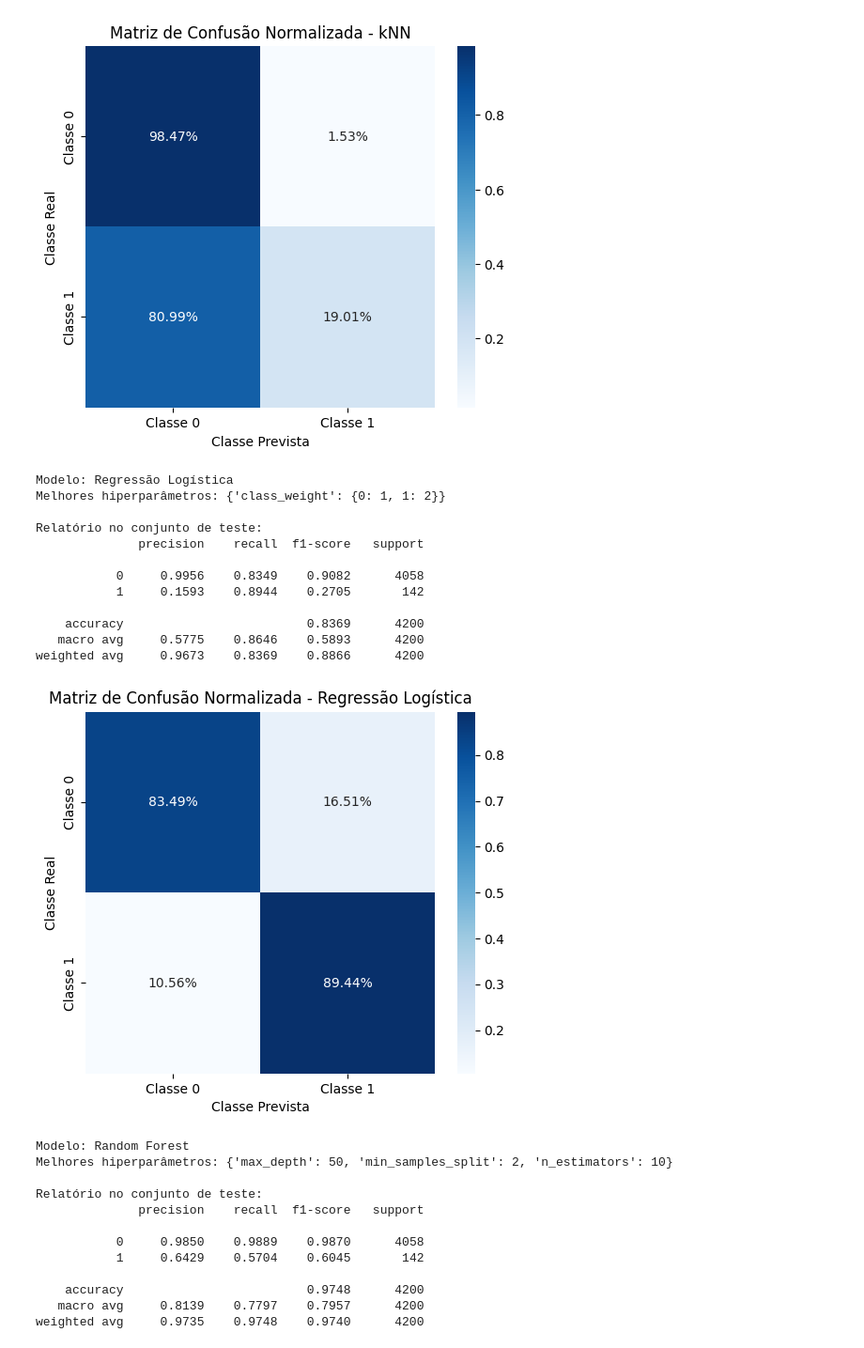
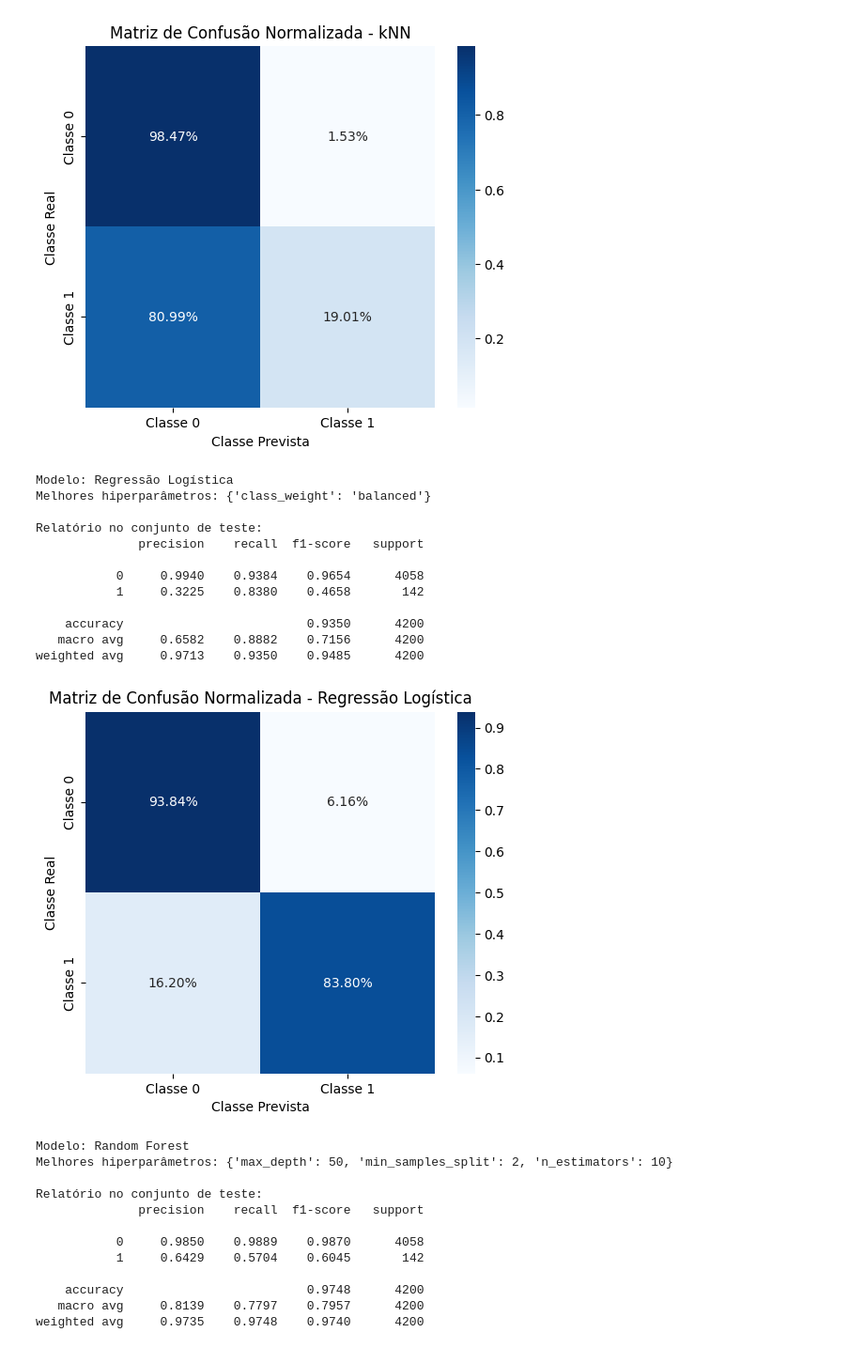
Before and after one commit to FreitasVarejo/MC853-Project, a Jupyter notebook: lab02/notebook.ipynb, the cells around one changed output. Shown at 94% size. Cells and saved outputs as stored; diff of their text form; code cells hidden in the pictures.

```diff
--- a/lab02/notebook.ipynb
+++ b/lab02/notebook.ipynb
@@ -328,25 +328,25 @@ weighted avg     0.9494    0.9579    0.9532      4200
 # %%
 from sklearn.linear_model import LogisticRegression
 
 log = LogisticRegression(max_iter=1000)
 params_log = {
     'class_weight': ['balanced', {0: 1, 1: 2}]
 }
-log_best, score_log = avaliar_modelo(log, params_log, "Regressão Logística", scoring='recall')
+log_best, score_log = avaliar_modelo(log, params_log, "Regressão Logística", scoring='recall_macro')
 # %% [output]
 Modelo: Regressão Logística
-Melhores hiperparâmetros: {'class_weight': {0: 1, 1: 2}}
+Melhores hiperparâmetros: {'class_weight': 'balanced'}
 
 Relatório no conjunto de teste:
               precision    recall  f1-score   support
 
-           0     0.9956    0.8349    0.9082      4058
-           1     0.1593    0.8944    0.2705       142
+           0     0.9940    0.9384    0.9654      4058
+           1     0.3225    0.8380    0.4658       142
 
-    accuracy                         0.8369      4200
-   macro avg     0.5775    0.8646    0.5893      4200
-weighted avg     0.9673    0.8369    0.8866      4200
+    accuracy                         0.9350      4200
+   macro avg     0.6582    0.8882    0.7156      4200
+weighted avg     0.9713    0.9350    0.9485      4200
-[figure, old version]
+[figure, new version]
 # %%
 from sklearn.ensemble import RandomForestClassifier
 
```
Also changed, not shown: parts of 2 cells of this notebook.
